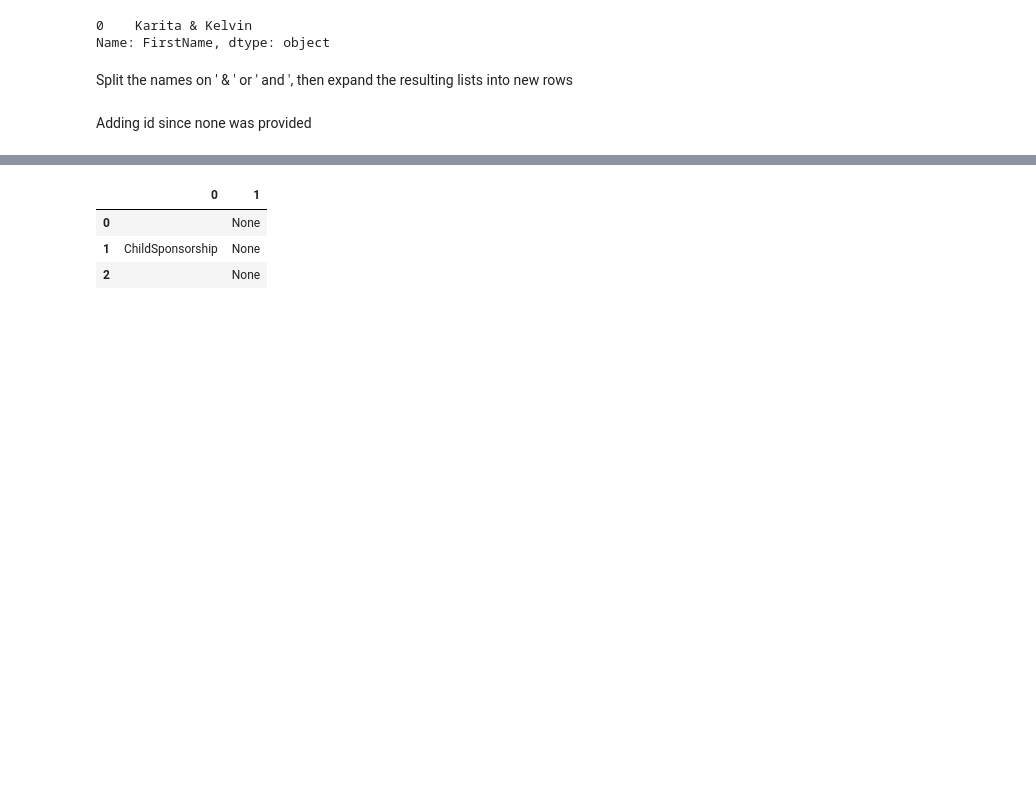
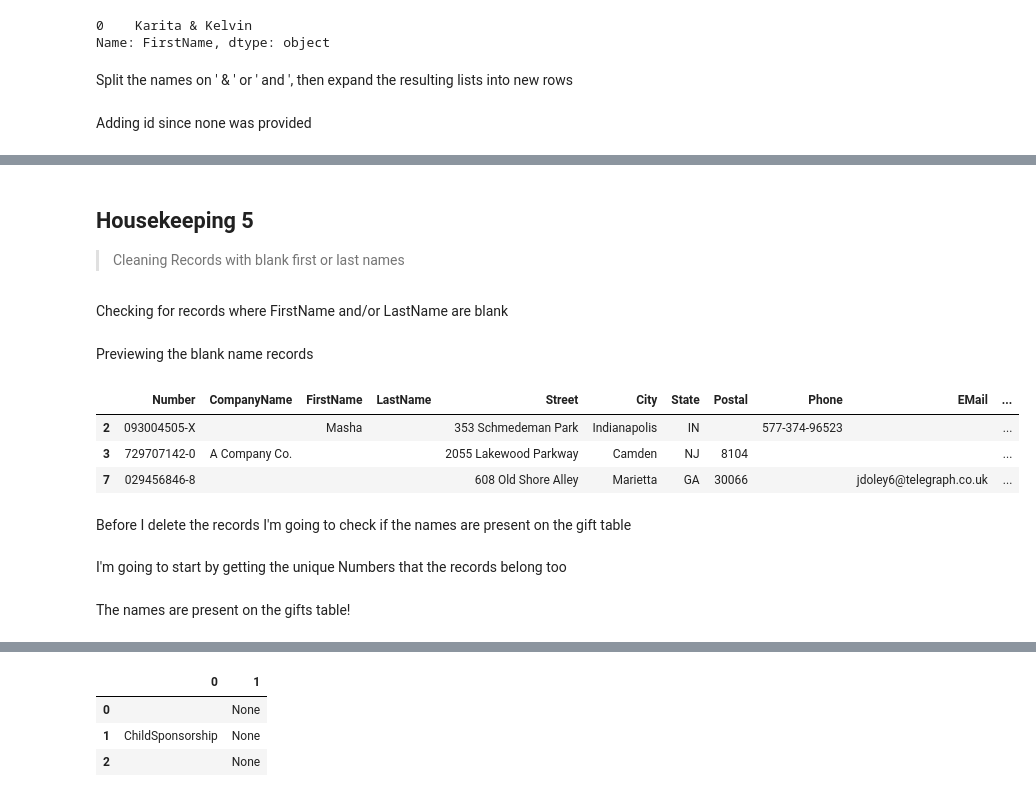
Before and after one commit to LearnThinkCreate/virtuous_interview, a Jupyter notebook: 00_Setup.ipynb, the cells around one changed output, grey strips where cells are left out. Cells and saved outputs as stored; diff of their text form; code cells hidden in the pictures; blank space fills up the shorter version.

Commit message:
Updated records with bad names

```diff
--- a/00_Setup.ipynb
+++ b/00_Setup.ipynb
@@ -244,0 +247,7 @@ contacts.fillna('', inplace=True)
+# %%
+contacts['SecondaryLastName'] = contacts.apply(lambda x: x['LastName'] if x['SecondaryLastName'] == '' and x['SecondaryFirstName'] != '' else x['SecondaryLastName'], axis=1)
+# %% [markdown]
+## Housekeeping 5
+> Cleaning Records with blank first or last names
+# %% [markdown]
+Checking for records where FirstName  and/or LastName are blank
@@ -244,0 +256,13 @@ contacts.fillna('', inplace=True)
+# %% [markdown]
+Previewing the blank name records
+# %%
+contacts.loc[((contacts.FirstName == '') | (contacts.LastName == '')), :]
+# %% [output]
+|  | Number | CompanyName | FirstName | LastName | Street | City | State | Postal | Phone | EMail | ... |
+| 2 | 093004505-X |  | Masha |  | 353 Schmedeman Park | Indianapolis | IN |  | 577-374-96523 |  | ... |
+| 3 | 729707142-0 | A Company Co. |  |  | 2055 Lakewood Parkway | Camden | NJ | 8104 |  |  | ... |
+| 7 | 029456846-8 |  |  |  | 608 Old Shore Alley | Marietta | GA | 30066 |  | jdoley6@telegraph.co.uk | ... |
+# %% [markdown]
+Before I delete the records I'm going to check if the names are present on the gift table <br>
+<br>
+I'm going to start by getting the unique Numbers that the records belong too
@@ -244,0 +271,2 @@ contacts.fillna('', inplace=True)
+# %% [markdown]
+The names are present on the gifts table!
```
Also changed, not shown: parts of 13 cells of this notebook, 1 other file.
